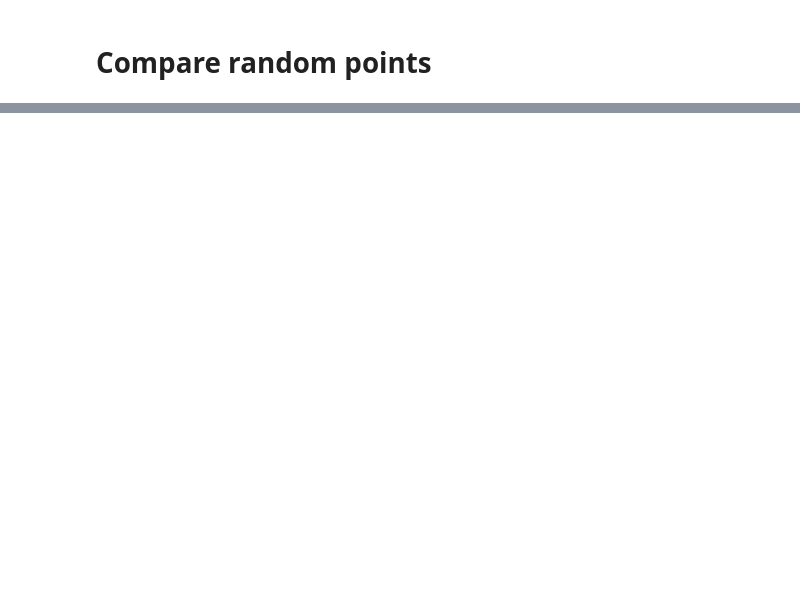
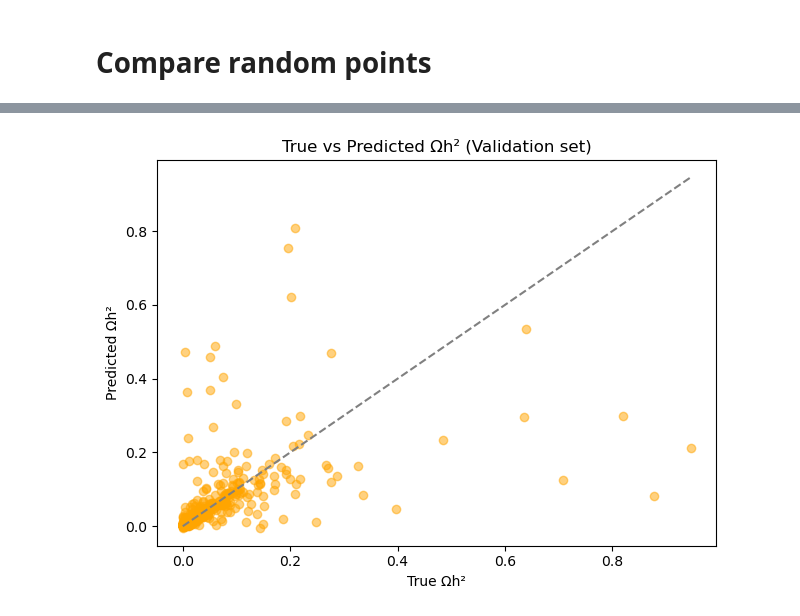
Before and after one commit to jwuerzinger/pMSSM-trafo, a Jupyter notebook: pmssm.ipynb, the cells around one changed output, grey strips where cells are left out. Saved outputs shown, nothing was run; the diff lists cells and outputs as text; code cells hidden in the pictures; blank space fills up the shorter version.

```diff
--- a/pmssm.ipynb
+++ b/pmssm.ipynb
@@ -476,0 +646,8 @@ scatter_true_vs_pred(
+# %%
+scatter_true_vs_pred(
+    model,
+    mode='validation',
+    device=device
+)
+# %% [output]
+[figure, added]
```
Also changed, not shown: parts of 14 cells of this notebook.
